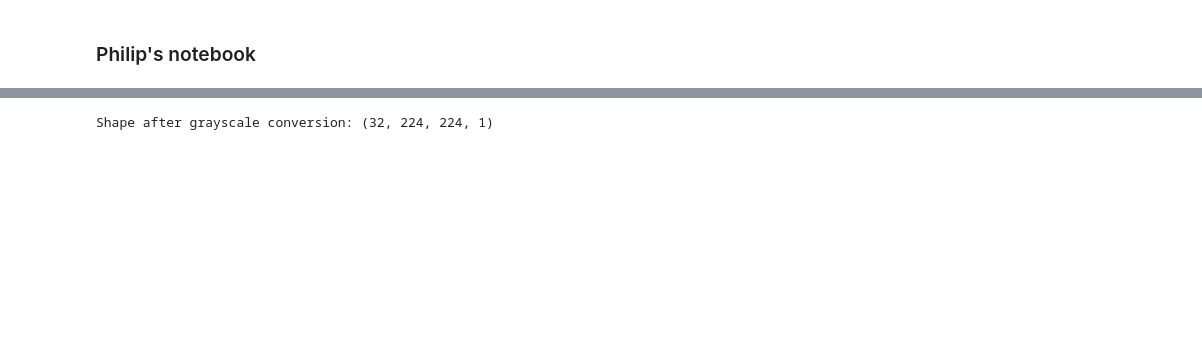
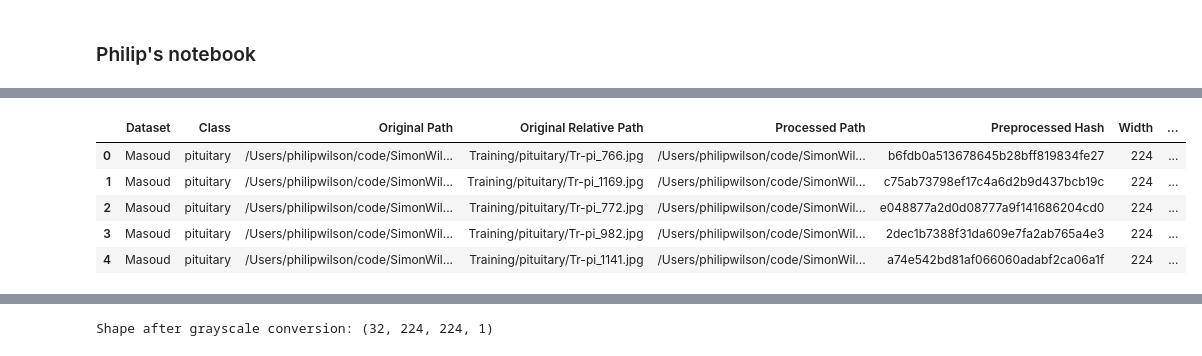
Before and after one commit to simonwilliams32/MRI_project, a Jupyter notebook: notebooks/pw_notebook.ipynb, the cells around one changed output, grey strips where cells are left out. Saved outputs shown, nothing was run; the diff lists cells and outputs as text; code cells hidden in the pictures; blank space fills up the shorter version.

```diff
--- a/notebooks/pw_notebook.ipynb
+++ b/notebooks/pw_notebook.ipynb
@@ -146,0 +247,94 @@ EXTERNAL_VAL_DIR: /users/philipwilson/code/simonwilliams32/MRI_project/raw_data/
+# %%
+def reset_directory(path):
+    if os.path.exists(path):
+        shutil.rmtree(path)
+    os.makedirs(path, exist_ok=True)
+
+
+# Reset preprocessing output to avoid mixing old and new runs.
+reset_directory(PREPROCESSED_DIR)
+
+try:
+    RESAMPLE_FILTER = Image.Resampling.LANCZOS
+except AttributeError:
+    RESAMPLE_FILTER = Image.LANCZOS
+
+
+def preprocess_image(image_path, img_size=IMG_SIZE):
+    with Image.open(image_path) as img:
+        img = img.convert("RGB")
+        img = img.resize(img_size, RESAMPLE_FILTER)
+    return img
+
+
+def hash_preprocessed_image(img):
+    arr = np.asarray(img)
+    return hashlib.md5(arr.tobytes()).hexdigest()
+
+
+processed_rows = []
+failed_rows = []
+
+total_images = len(raw_df)
+for idx, row in raw_df.reset_index(drop=True).iterrows():
+    dataset_name = row["Dataset"]
+    class_name = row["Class"]
+    original_path = row["Original Path"]
+
+    try:
+        img = preprocess_image(original_path, img_size=IMG_SIZE)
+        img_hash = hash_preprocessed_image(img)
+
+        save_dir = os.path.join(PREPROCESSED_DIR, dataset_name, class_name)
+        os.makedirs(save_dir, exist_ok=True)
+
+        save_filename = f"{dataset_name}_{idx:06d}_{img_hash}.png"
+        save_path = os.path.join(save_dir, save_filename)
+        img.save(save_path, format="PNG")
+
+        processed_rows.append({
+            "Dataset": dataset_name,
+            "Class": class_name,
+            "Original Path": original_path,
+            "Original Relative Path": row["Original Relative Path"],
+            "Processed Path": save_path,
+            "Preprocessed Hash": img_hash,
+            "Width": IMG_SIZE[0],
+            "Height": IMG_SIZE[1],
+            "Mode": "RGB",
+        })
+    except Exception as e:
+        failed_rows.append({
+            "Dataset": dataset_name,
+            "Class": class_name,
+            "Original Path": original_path,
+            "Error": str(e),
+        })
+
+    if (idx + 1) % 2000 == 0 or (idx + 1) == total_images:
+        print(f"Processed {idx + 1}/{total_images} images...")
+
+processed_df = pd.DataFrame(processed_rows)
+failed_df = pd.DataFrame(failed_rows)
+
+if processed_df.empty:
+    raise ValueError("All preprocessing failed; no processed images were created.")
+
+print("Total preprocessed images:", len(processed_df))
+print("Failed images:", len(failed_df))
+
+display(processed_df.head())
+
+processed_counts = (
+    processed_df.groupby(["Dataset", "Class"])
+    .size()
+    .reset_index(name="Preprocessed Count")
+    .sort_values(["Dataset", "Class"])
+)
+
+display(processed_counts)
+
+processed_df.to_csv(os.path.join(REPORT_DIR, "03_preprocessed_images.csv"), index=False)
+processed_counts.to_csv(os.path.join(REPORT_DIR, "04_preprocessed_class_counts.csv"), index=False)
+failed_df.to_csv(os.path.join(REPORT_DIR, "05_failed_preprocessing.csv"), index=False)
+# %% [output]
@@ -146,0 +357,6 @@ EXTERNAL_VAL_DIR: /users/philipwilson/code/simonwilliams32/MRI_project/raw_data/
+|  | Dataset | Class | Original Path | Original Relative Path | Processed Path | Preprocessed Hash | Width | ... |
+| 0 | Masoud | pituitary | /Users/philipwilson/code/SimonWil... | Training/pituitary/Tr-pi_766.jpg | /Users/philipwilson/code/SimonWil... | b6fdb0a513678645b28bff819834fe27 | 224 | ... |
+| 1 | Masoud | pituitary | /Users/philipwilson/code/SimonWil... | Training/pituitary/Tr-pi_1169.jpg | /Users/philipwilson/code/SimonWil... | c75ab73798ef17c4a6d2b9d437bcb19c | 224 | ... |
+| 2 | Masoud | pituitary | /Users/philipwilson/code/SimonWil... | Training/pituitary/Tr-pi_772.jpg | /Users/philipwilson/code/SimonWil... | e048877a2d0d08777a9f141686204cd0 | 224 | ... |
+| 3 | Masoud | pituitary | /Users/philipwilson/code/SimonWil... | Training/pituitary/Tr-pi_982.jpg | /Users/philipwilson/code/SimonWil... | 2dec1b7388f31da609e7fa2ab765a4e3 | 224 | ... |
+| 4 | Masoud | pituitary | /Users/philipwilson/code/SimonWil... | Training/pituitary/Tr-pi_1141.jpg | /Users/philipwilson/code/SimonWil... | a74e542bd81af066060adabf2ca06a1f | 224 | ... |
```
Also changed, not shown: parts of 45 cells of this notebook.
